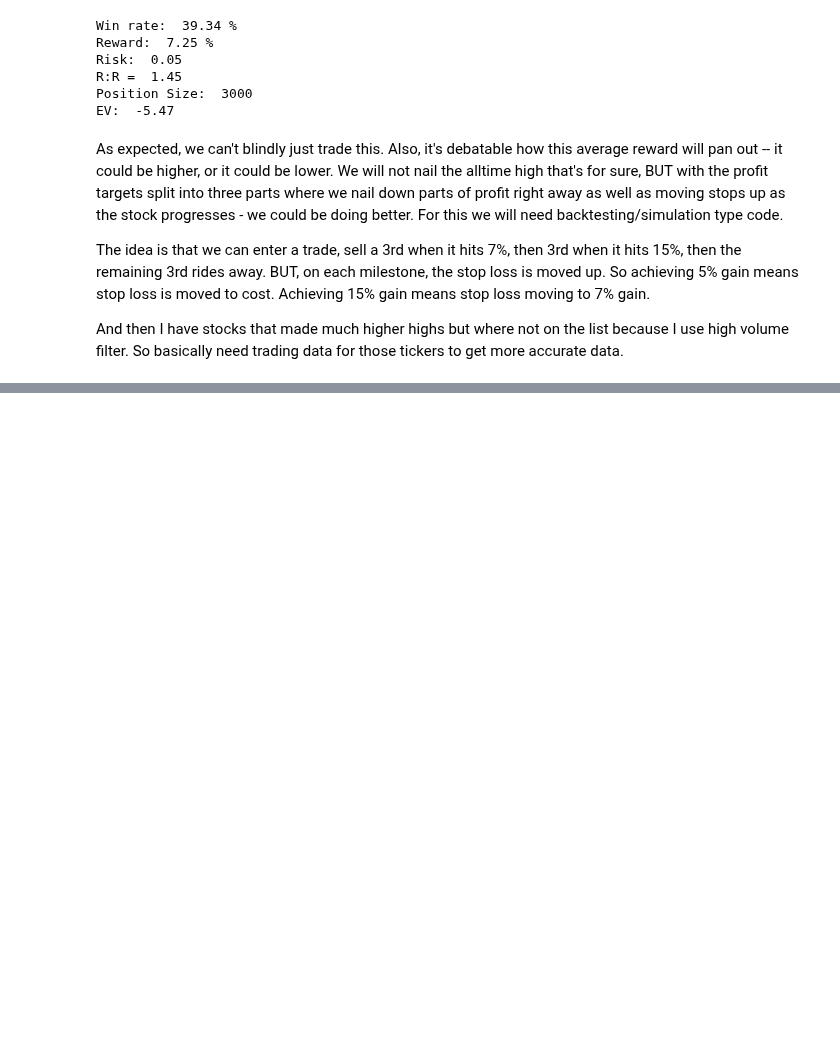
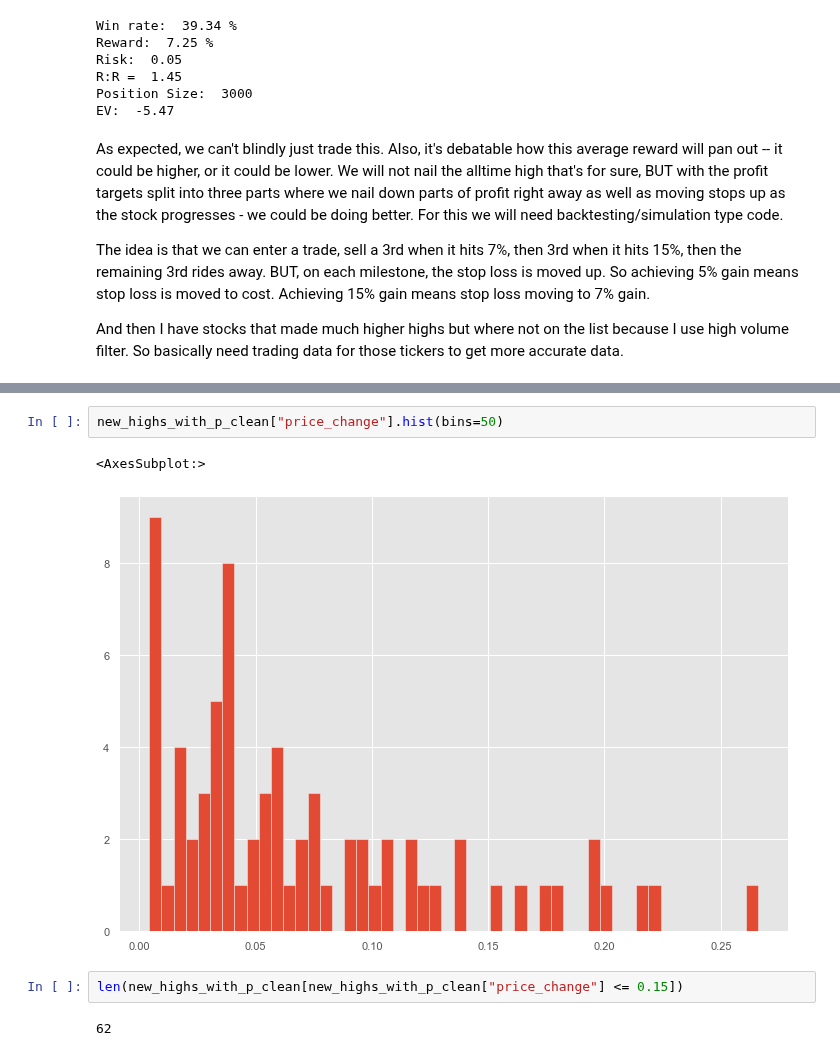
Before and after one commit to laimis/stock-screener-reports, a Jupyter notebook: src/FinvizScraper.Analysis/new_highs_analysis.ipynb, the cells around one changed output, grey strips where cells are left out. Drawn from its saved outputs; the diff is of its cells as text; blank space fills up the shorter version.

```diff
--- a/src/FinvizScraper.Analysis/new_highs_analysis.ipynb
+++ b/src/FinvizScraper.Analysis/new_highs_analysis.ipynb
@@ -146,0 +131,9 @@ new_highs_with_p_clean.reset_index()
+# %%
+new_highs_with_p_clean["price_change"].hist(bins=50)
+# %% [output]
+<AxesSubplot:>
+[figure, added]
+# %%
+len(new_highs_with_p_clean[new_highs_with_p_clean["price_change"] <= 0.15])
+# %% [output]
+62
```
Also changed, not shown: parts of 5 cells of this notebook, 1 other file.
